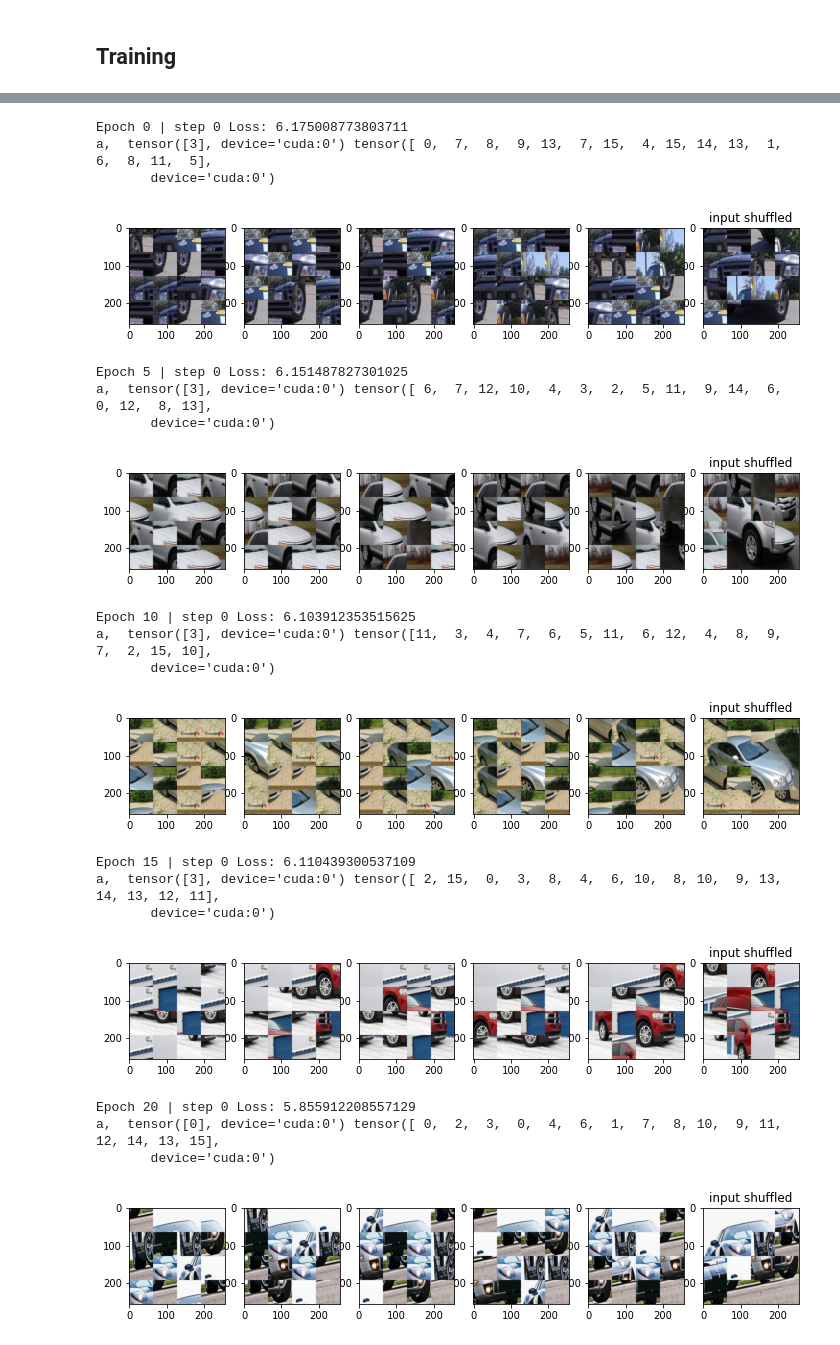
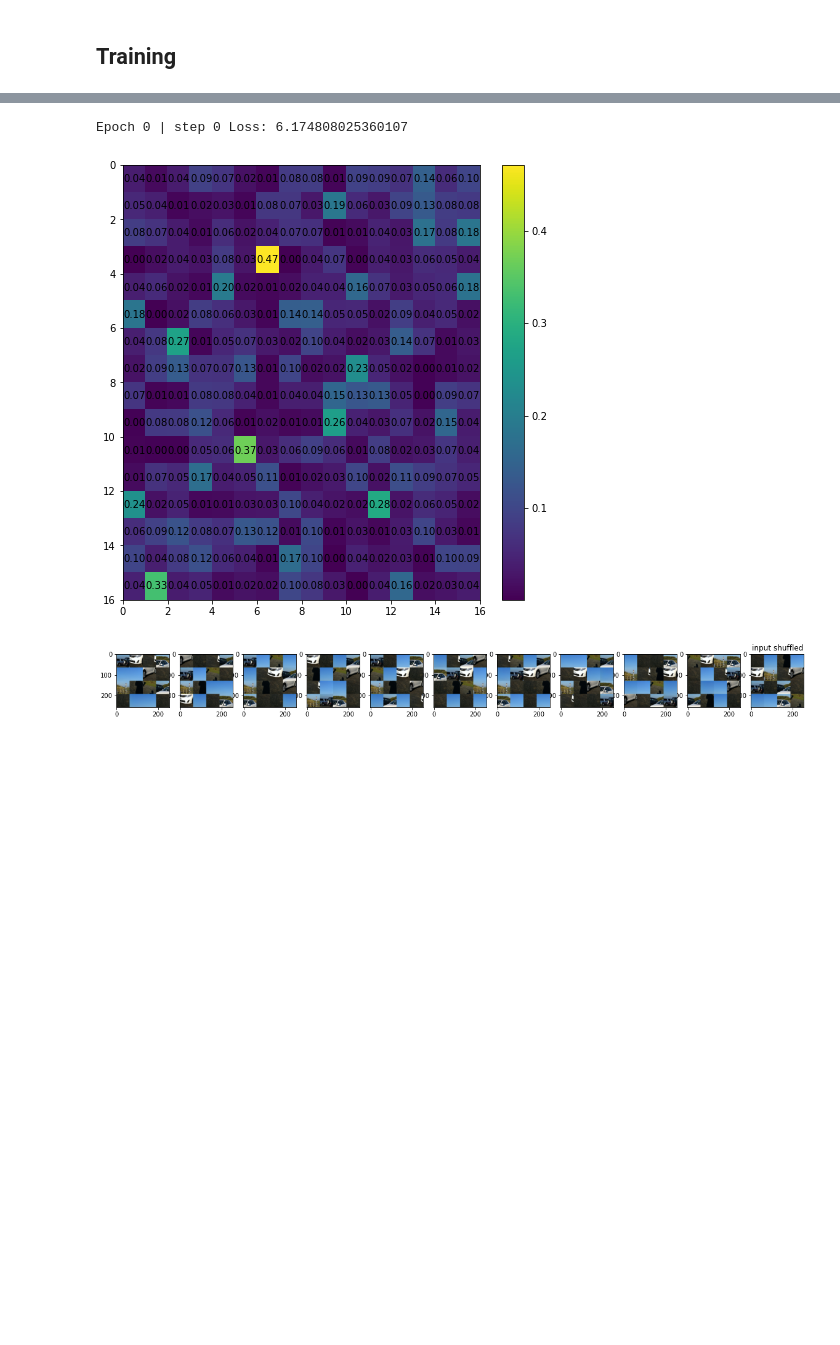
Before and after one commit to mlellouch/diffusion_puzzle, a Jupyter notebook: permutations/diffusion_model_puzzle.ipynb, the cells around one changed output, grey strips where cells are left out. Drawn from its saved outputs; the diff is of its cells as text; code cells hidden in the pictures; blank space fills up the shorter version.

```diff
--- a/permutations/diffusion_model_puzzle.ipynb
+++ b/permutations/diffusion_model_puzzle.ipynb
@@ -639,22 +594,23 @@ def plot_grad_flow(named_parameters):
 # def plot_heatmap(tensor):
 #     return sns.heatmap(tensor, annot=True, fmt=".2f")
 
+@torch.no_grad()
+def heat(arr):
+    fig = plt.figure(figsize=(8,8))
+    arr = arr.cpu().numpy()
+    heatmap = plt.pcolor(arr)
+    plt.gca().invert_yaxis()
 
-# def heat(arr):
-#     fig = plt.figure(figsize=(12,12))
-#     heatmap = plt.pcolor(arr)
-#     plt.gca().invert_yaxis()
+    for y in range(arr.shape[0]):
+        for x in range(arr.shape[1]):
+            plt.text(x + 0.5, y + 0.5, '%.2f' % arr[y, x],
+                    horizontalalignment='center',
+                    verticalalignment='center',
+                    )
 
-#     for y in range(arr.shape[0]):
-#         for x in range(arr.shape[1]):
-#             plt.text(x + 0.5, y + 0.5, '%.2f' % arr[y, x],
-#                     horizontalalignment='center',
-#                     verticalalignment='center',
-#                     )
+    plt.colorbar(heatmap)
 
-#     plt.colorbar(heatmap)
-
-#     plt.show()
+    plt.show()
 # %%
 # s = SinkhornLayer(0.0001, 100)
 # o = s(torch.rand(16,16))
@@ -673,54 +624,43 @@ tensor([10,  1,  5,  0, 13,  1, 11,  4, 14,  2, 12,  7,  6,  3, 15, 10])
 from torch.optim import Adam
 
 optimizer = Adam(model.parameters(), lr=1e-6)
 epochs = 200 # Try more!
 
 criterion = torch.nn.MSELoss()
 model.train()
 for epoch in range(epochs):
     for step, (image, label) in enumerate(dataloader):
         optimizer.zero_grad()
 
-        t = torch.randint(0, T, (BATCH_SIZE,), device=device).long()
-        per_img, permutation = forward_shuffle(image, t, patch_size)
+        # Todo - shuffle batch differently
+        # t = torch.randint(0, T, (BATCH_SIZE,), device=device).long()
+        t = torch.randint(0, T, (1,), device=device).long()
+        per_img, permutation, last_perm = forward_shuffle(image, t.item(), patch_size)
         permutation_prediction = model(per_img.to(device), t)
-        loss = criterion(permutation_prediction, 10*per2mat(permutation).permute(1,0).to(device))
+        ground_truth = per2mat(permutation).permute(1,0).to(device)
+        ground_truth = ground_truth.expand(BATCH_SIZE, number_of_patches, number_of_patches)
+        loss = criterion(permutation_prediction, 10*ground_truth)
         # loss = criterion(image, permutation_prediction)
 
         loss.backward()
 
         # plot_grad_flow(model.named_parameters())
 
         optimizer.step()
 
         if epoch % 5 == 0 and step == 0:
             print(f"Epoch {epoch} | step {step} Loss: {loss.item()} ")
             # a = ppprint(np.round(permutation_prediction.cpu().detach().numpy(),2))
             # ax = plot_heatmap(np.round(permutation_prediction.cpu().detach().numpy()))
             # ax.plot()
+            if epoch % 20 == 0:
+                heat(permutation_prediction[0])
             # ax.fig.clf()
-            print("a, ", t, mat2per(permutation_prediction))
+            # print("a, ", t, mat2per(permutation_prediction))
             # print(torch.histc(permutation_prediction.cpu(), bins=15, min=0, max=1.01))
 
             sample_plot_image(model, patch_size)
 # %% [output]
-Epoch 0 | step 0 Loss: 6.175008773803711
-a,  tensor([3], device='cuda:0') tensor([ 0,  7,  8,  9, 13,  7, 15,  4, 15, 14, 13,  1,  6,  8, 11,  5],
-       device='cuda:0')
+Epoch 0 | step 0 Loss: 6.174808025360107
-[figure, old version]
+[figure, new version]
-Epoch 5 | step 0 Loss: 6.151487827301025
-a,  tensor([3], device='cuda:0') tensor([ 6,  7, 12, 10,  4,  3,  2,  5, 11,  9, 14,  6,  0, 12,  8, 13],
-       device='cuda:0')
-[figure, old version]
+[figure, new version]
-Epoch 10 | step 0 Loss: 6.103912353515625
-a,  tensor([3], device='cuda:0') tensor([11,  3,  4,  7,  6,  5, 11,  6, 12,  4,  8,  9,  7,  2, 15, 10],
-       device='cuda:0')
-[figure, removed]
-Epoch 15 | step 0 Loss: 6.110439300537109
-a,  tensor([3], device='cuda:0') tensor([ 2, 15,  0,  3,  8,  4,  6, 10,  8, 10,  9, 13, 14, 13, 12, 11],
-       device='cuda:0')
-[figure, removed]
-Epoch 20 | step 0 Loss: 5.855912208557129
-a,  tensor([0], device='cuda:0') tensor([ 0,  2,  3,  0,  4,  6,  1,  7,  8, 10,  9, 11, 12, 14, 13, 15],
-       device='cuda:0')
-[figure, removed]
```
Also changed, not shown: parts of 15 cells of this notebook.
